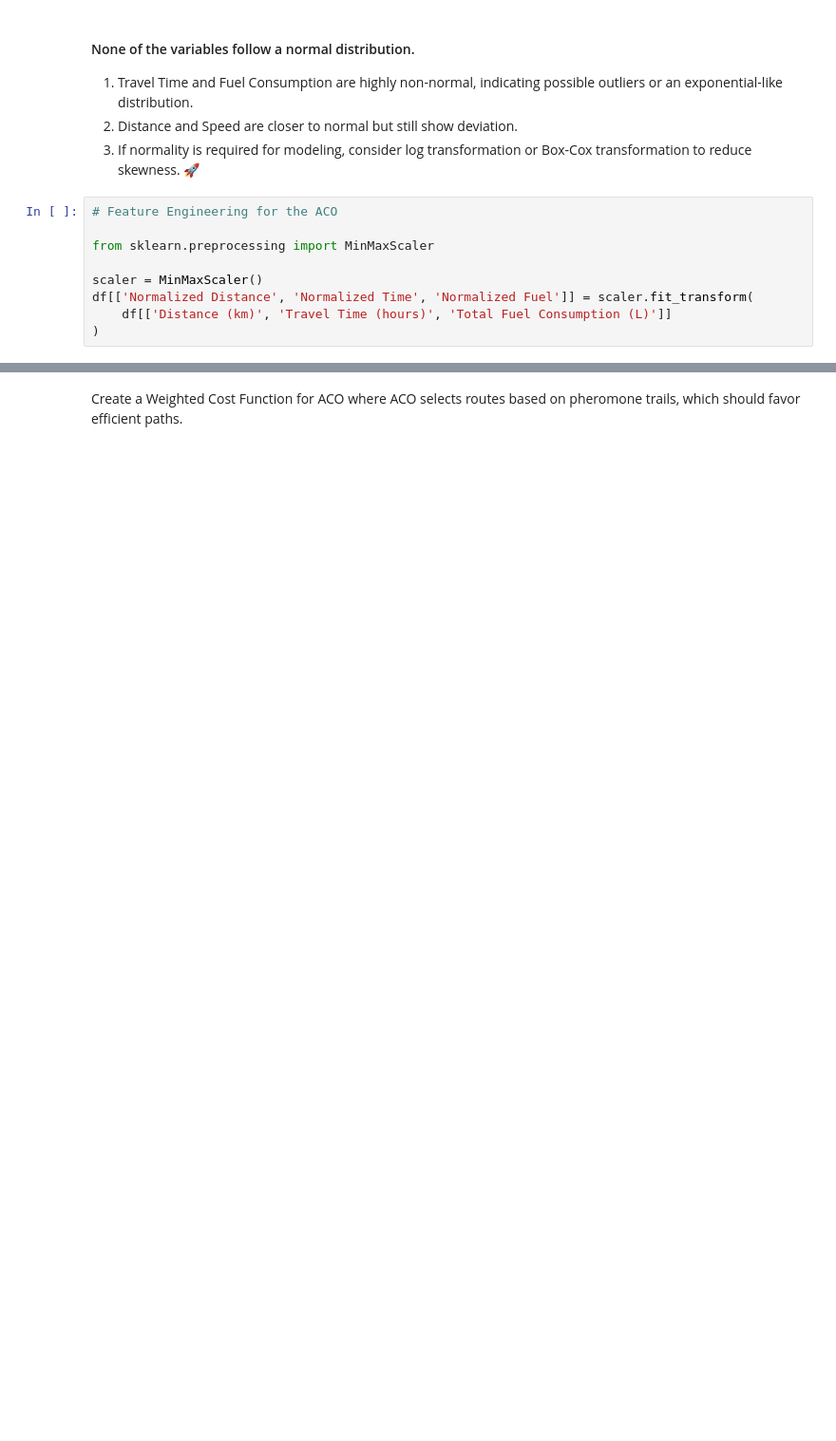
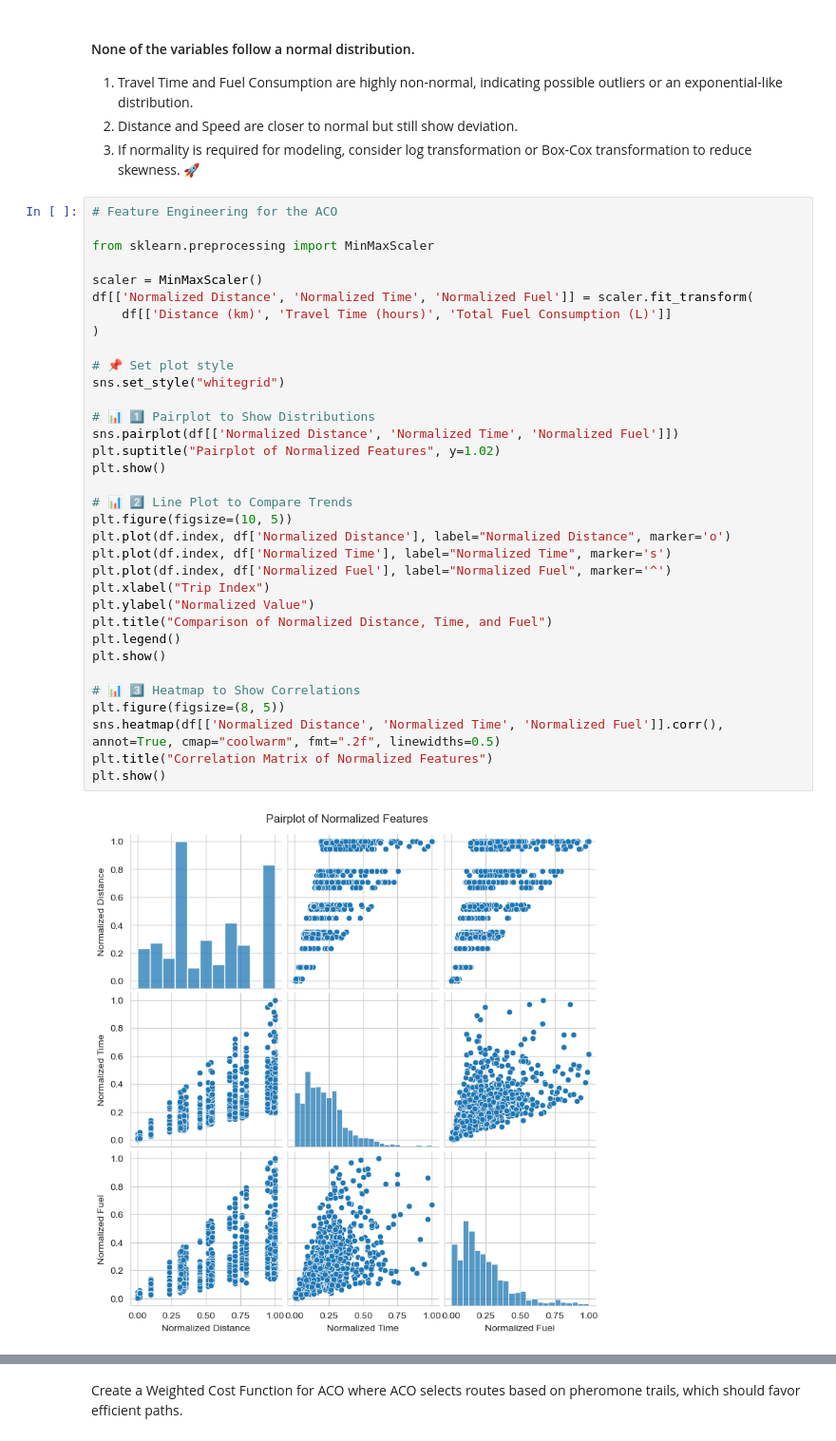
Before and after one commit to stendewa/Travelling-Salesman-Problem-For-Multi-Agent-RAG-AI, a Jupyter notebook: EDA and Feature Engineering.ipynb, the cells around one changed output, grey strips where cells are left out. Shown at 95% size. Drawn from its saved outputs; the diff is of its cells as text; blank space fills up the shorter version.

```diff
--- a/EDA and Feature Engineering.ipynb
+++ b/EDA and Feature Engineering.ipynb
@@ -257,9 +272,36 @@ Distance (km)                           16.866064        1.697051e-35
 # %%
 # Feature Engineering for the ACO
 
 from sklearn.preprocessing import MinMaxScaler
 
 scaler = MinMaxScaler()
 df[['Normalized Distance', 'Normalized Time', 'Normalized Fuel']] = scaler.fit_transform(
     df[['Distance (km)', 'Travel Time (hours)', 'Total Fuel Consumption (L)']]
 )
+
+# 📌 Set plot style
+sns.set_style("whitegrid")
+
+# 📊 1️⃣ Pairplot to Show Distributions
+sns.pairplot(df[['Normalized Distance', 'Normalized Time', 'Normalized Fuel']])
+plt.suptitle("Pairplot of Normalized Features", y=1.02)
+plt.show()
+
+# 📊 2️⃣ Line Plot to Compare Trends
+plt.figure(figsize=(10, 5))
+plt.plot(df.index, df['Normalized Distance'], label="Normalized Distance", marker='o')
+plt.plot(df.index, df['Normalized Time'], label="Normalized Time", marker='s')
+plt.plot(df.index, df['Normalized Fuel'], label="Normalized Fuel", marker='^')
+plt.xlabel("Trip Index")
+plt.ylabel("Normalized Value")
+plt.title("Comparison of Normalized Distance, Time, and Fuel")
+plt.legend()
+plt.show()
+
+# 📊 3️⃣ Heatmap to Show Correlations
+plt.figure(figsize=(8, 5))
+sns.heatmap(df[['Normalized Distance', 'Normalized Time', 'Normalized Fuel']].corr(), annot=True, cmap="coolwarm", fmt=".2f", linewidths=0.5)
+plt.title("Correlation Matrix of Normalized Features")
+plt.show()
+# %% [output]
+[figure, added]
```
Also changed, not shown: parts of 21 cells of this notebook, 8 other files.
